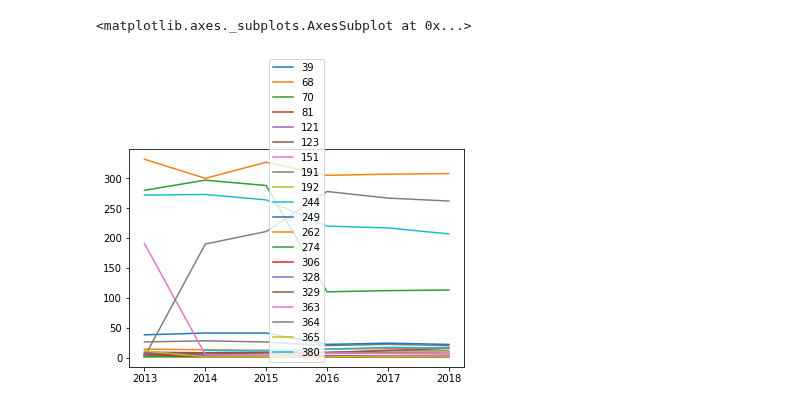
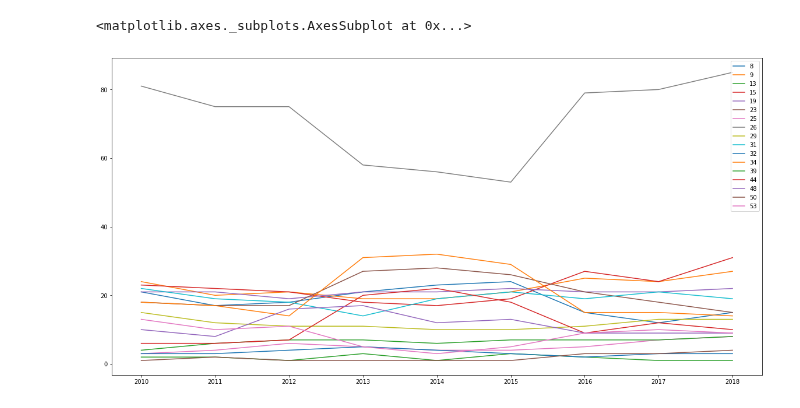
Before and after one commit to aischeveva/DS-Project-Futurice, a Jupyter notebook: code_snippets/Topic Modeling Sample.ipynb, the cells around one changed output. Cells and saved outputs as stored; diff of their text form; code cells hidden in the pictures.

```diff
--- a/code_snippets/Topic Modeling Sample.ipynb
+++ b/code_snippets/Topic Modeling Sample.ipynb
@@ -64,3 +73,4 @@ chosen = models[-1]
 # %%
+# Prepare to get topic union:
 topic_list = chosen.show_topics(chosen.num_topics, 10)
-top_topics = chosen.top_topics(texts=texts_train, coherence='c_v', topn=10)
+top_topics = chosen.top_topics(texts=texts, coherence='c_v', topn=10)
@@ -87,3 +77,3 @@ topic_list
 # %%
-mdiff, annotation = chosen.diff(chosen, distance='hellinger', num_words=50)
-plot_difference(mdiff, title="Topic difference (one model) [jaccard distance]", annotation=annotation)
+mdiff, annotation = chosen.diff(chosen, distance='jaccard', num_words=100)
+# plot_difference(mdiff, title="Topic difference (one model) [jaccard distance]", annotation=annotation)
@@ -92,18 +80,15 @@ plot_difference(mdiff, title="Topic difference (one model) [jaccard distance]",
 # %%
 union = topic_union(top_topics, topic_list, mdiff, 10)
-# %%
-bows_vs_years = get_bows_vs_years(corpus, dic, bigrams)
 # %%
-hists = topic_hist_years(bows_vs_years, chosen, 0.1, union, mdiff)
+hists = topic_hist_years(bows_vs_years, chosen, 0.01, union, mdiff)
 # %%
 hists = [sorted(hist, key=lambda t: t[0]) for hist in hists]
 topic_id = sorted(union)
 cac = [[p[1] for p in hist] for hist in hists]
-df = pd.DataFrame(cac, columns=topic_id, index=range(2013, 2019))
-
-df.plot()
-#df.drop(columns=[72, 244, 123, 144, 24]).plot()
+df = pd.DataFrame(cac, columns=topic_id, index=range(2010, 2019))
+df.drop(columns=[]).plot(figsize=(20,10), subplots=False, sharey=True)
+#df.drop(columns=[]).plot(figsize=(20,100), subplots=True, sharey=False)
 # %% [output]
 <matplotlib.axes._subplots.AxesSubplot at 0x...>
-[figure, old version]
+[figure, new version]
 # %%
```
Also changed, not shown: parts of 18 cells of this notebook.
